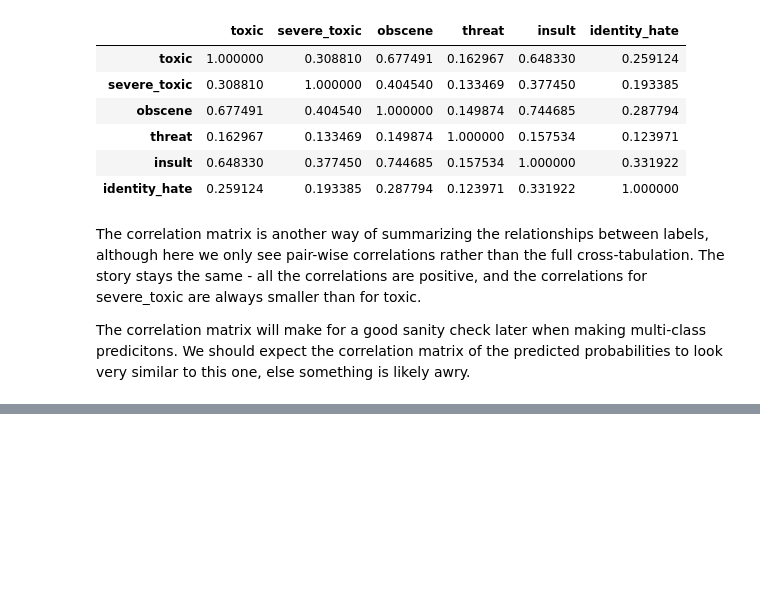
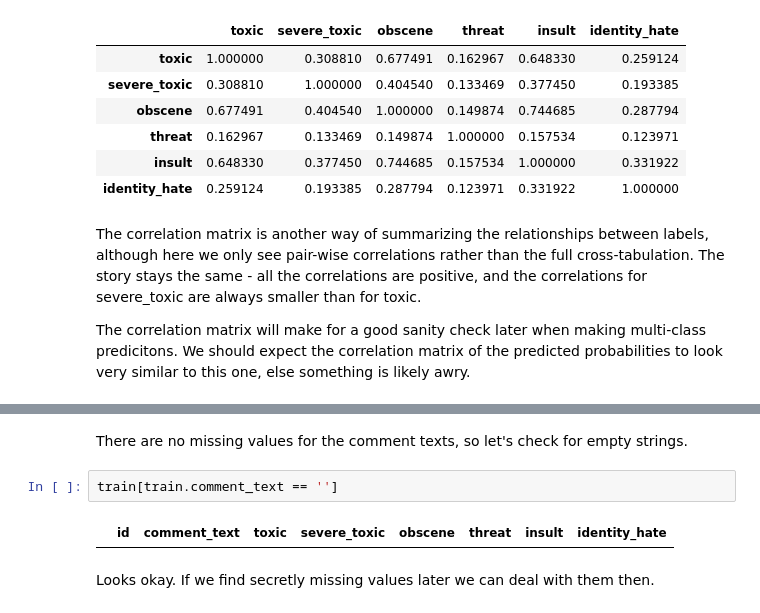
Before and after one commit to dilloncarlos/toxic_comments, a Jupyter notebook: Summary.ipynb, the cells around one changed output, grey strips where cells are left out. Saved outputs shown, nothing was run; the diff lists cells and outputs as text; blank space fills up the shorter version.

```diff
--- a/Summary.ipynb
+++ b/Summary.ipynb
@@ -82,0 +96,8 @@ very similar to this one, else something is likely awry.
+# %% [markdown]
+There are no missing values for the comment texts, so let's check for empty strings.
+# %%
+train[train.comment_text == '']
+# %% [output]
+|  | id | comment_text | toxic | severe_toxic | obscene | threat | insult | identity_hate |
+# %% [markdown]
+Looks okay. If we find secretly missing values later we can deal with them then.
```
Also changed, not shown: parts of 10 cells of this notebook.
